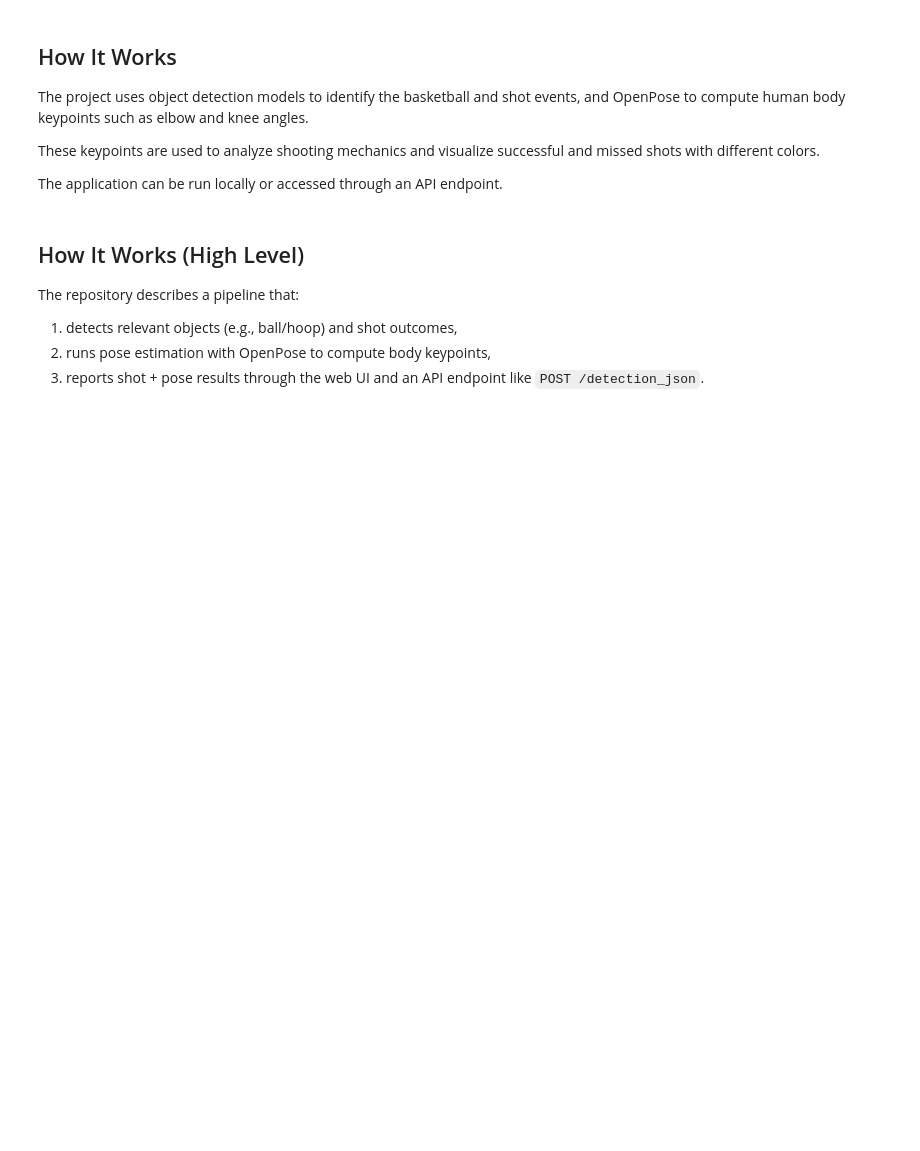
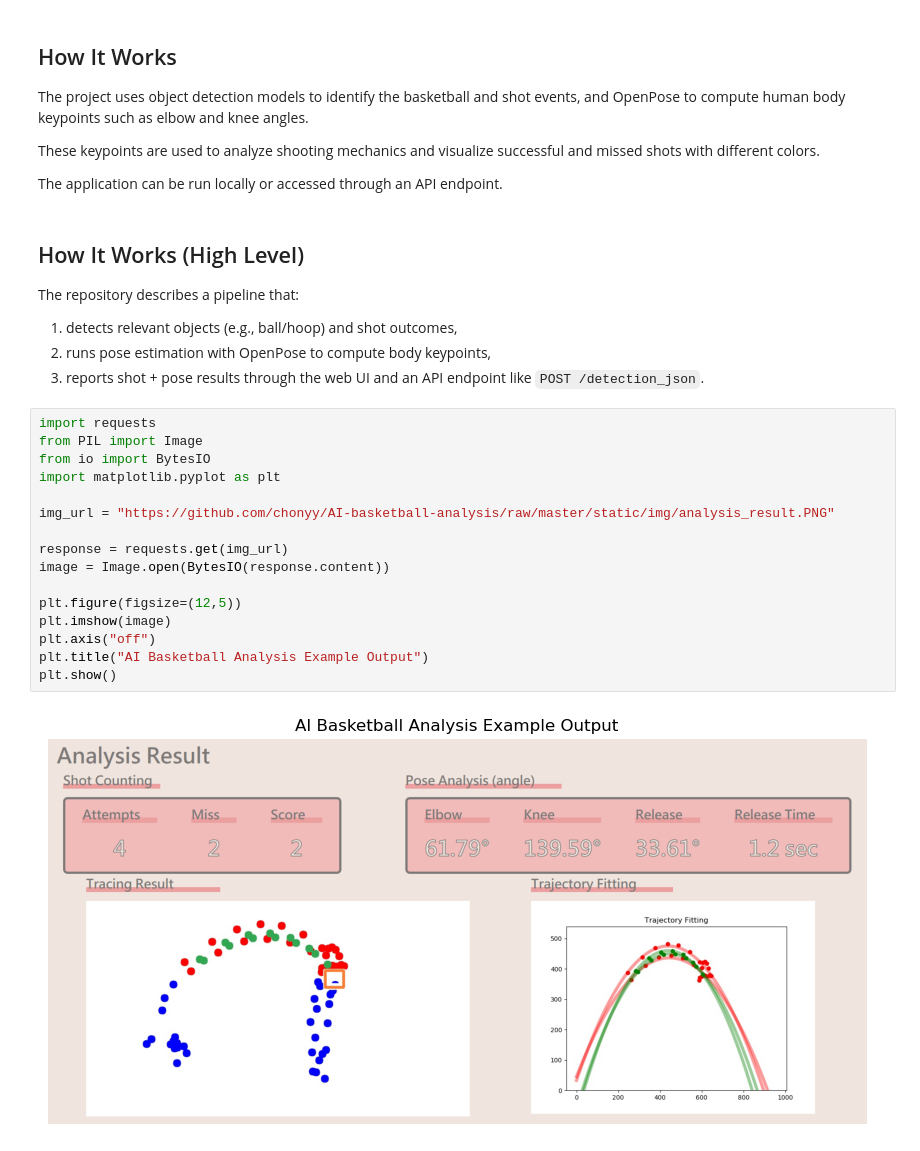
Before and after one commit to QMSS-GR5072-S26/QMSS-GR5072-Spring2026-HWs, a Jupyter notebook: homework-1-main/Submissions/sy3350/hw1.ipynb, the cells around one changed output. Drawn from its saved outputs; the diff is of its cells as text; blank space fills up the shorter version.

Commit message:
Update hw1.ipynb
add a plot

```diff
--- a/homework-1-main/Submissions/sy3350/hw1.ipynb
+++ b/homework-1-main/Submissions/sy3350/hw1.ipynb
@@ -37,3 +37,21 @@ The repository describes a pipeline that:
 1) detects relevant objects (e.g., ball/hoop) and shot outcomes,
 2) runs pose estimation with OpenPose to compute body keypoints,
 3) reports shot + pose results through the web UI and an API endpoint like `POST /detection_json`.
+# %%
+import requests
+from PIL import Image
+from io import BytesIO
+import matplotlib.pyplot as plt
+
+img_url = "https://github.com/chonyy/AI-basketball-analysis/raw/master/static/img/analysis_result.PNG"
+
+response = requests.get(img_url)
+image = Image.open(BytesIO(response.content))
+
+plt.figure(figsize=(12,5))
+plt.imshow(image)
+plt.axis("off")
+plt.title("AI Basketball Analysis Example Output")
+plt.show()
+# %% [output]
+[figure, added]
```
